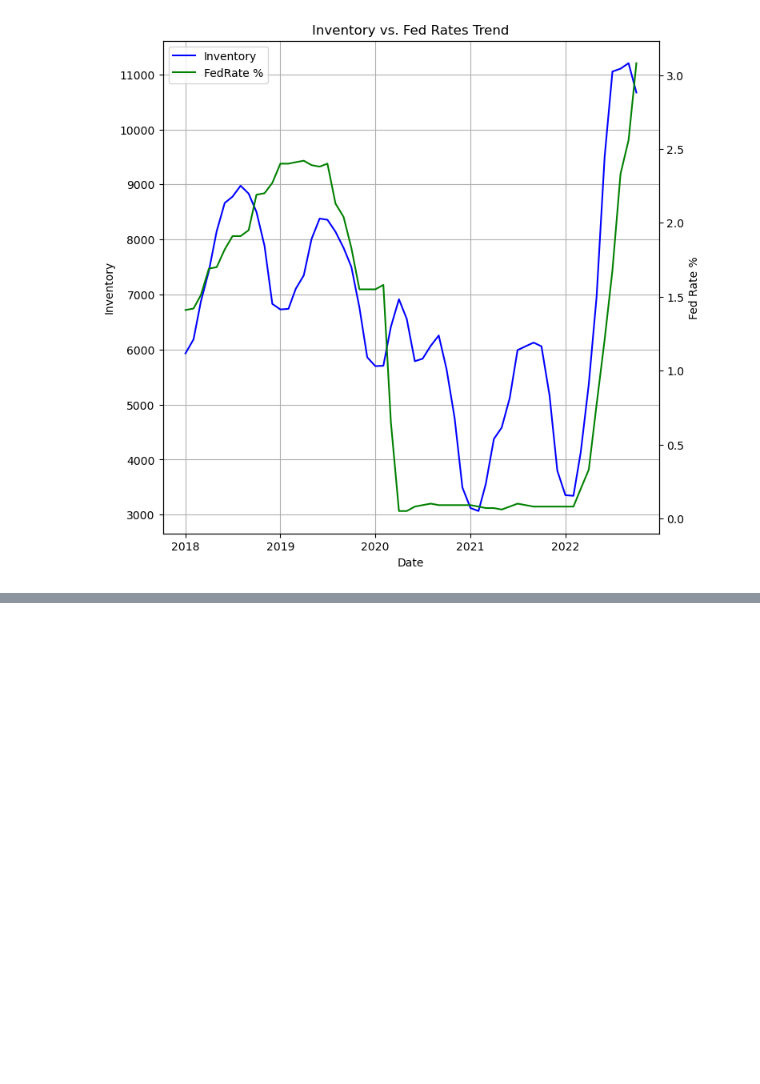
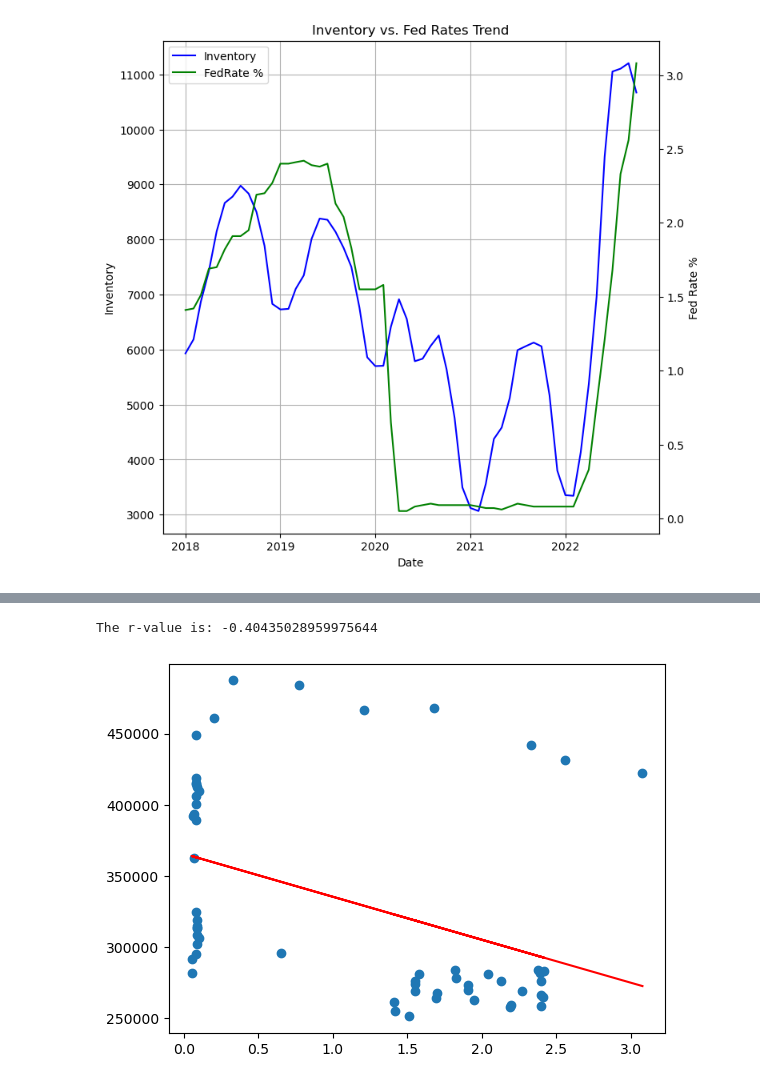
Before and after one commit to zarbin/UTA_Project-1, a Jupyter notebook: final_notebook.ipynb, the cells around one changed output, grey strips where cells are left out. Drawn from its saved outputs; the diff is of its cells as text; code cells hidden in the pictures; blank space fills up the shorter version.

```diff
--- a/final_notebook.ipynb
+++ b/final_notebook.ipynb
@@ -644,0 +691,18 @@ plt.show()
+# %%
+x=final_df['FED RATES']
+y=final_df['median_sale_price']
+(slope, intercept, rvalue, pvalue, stderr) = linregress(x, y)
+regress_values = x * slope + intercept
+line_eq = "y = " + str(round(slope,2)) + "x + " + str(round(intercept,2))
+plt.scatter(x, y)
+plt.plot(x,regress_values,"r-")
+#plt.annotate(line_eq, (50,60), fontsize=15,color="red")
+#plt.xlabel('Average Days on Market')
+#plt.ylabel('Percentage of Homes')
+#plt.title('Days on Market vs. Percentage Sold Above Listing Price')
+print(f"The r-value is: {rvalue}")
+
+plt.show()
+# %% [output]
+The r-value is: -0.40435028959975644
+[figure, added]
```
Also changed, not shown: parts of 3 cells of this notebook, 1 other file.
